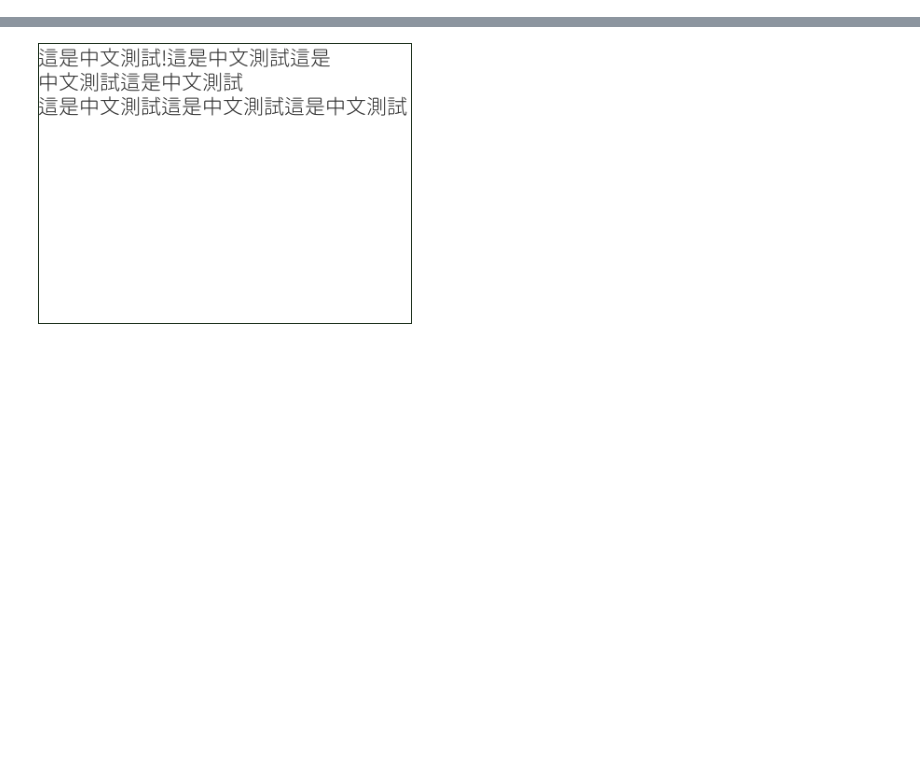
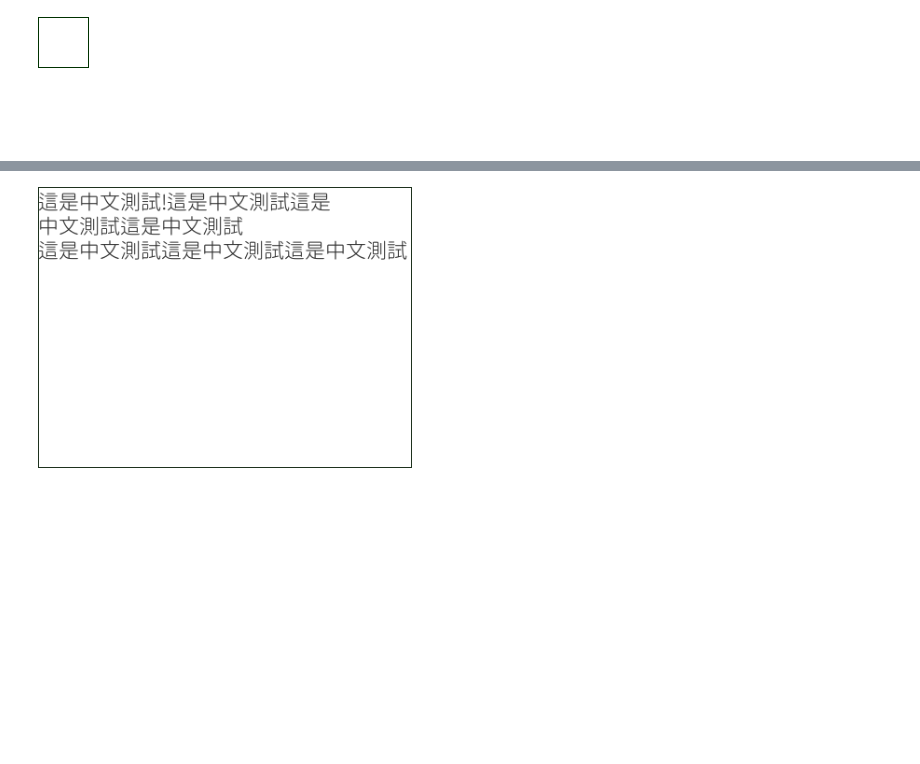
Before and after one commit to w121211/CRAFT-pytorch, a Jupyter notebook: debug.ipynb, the cells around one changed output, grey strips where cells are left out. Cells and saved outputs as stored; diff of their text form; code cells hidden in the pictures; blank space fills up the shorter version.

```diff
--- a/debug.ipynb
+++ b/debug.ipynb
@@ -22,0 +26,7 @@ import torchvision.transforms as transforms
+# %%
+im = Image.new("RGBA", (imsize, imsize))
+draw = ImageDraw.Draw(im)
+draw.polygon([(0,0), (0,50), (50,50), (50,0)], outline=(0, 50, 0))
+im
+# %% [output]
+[figure, added]
```
Also changed, not shown: parts of 4 cells of this notebook, 19 other files.
